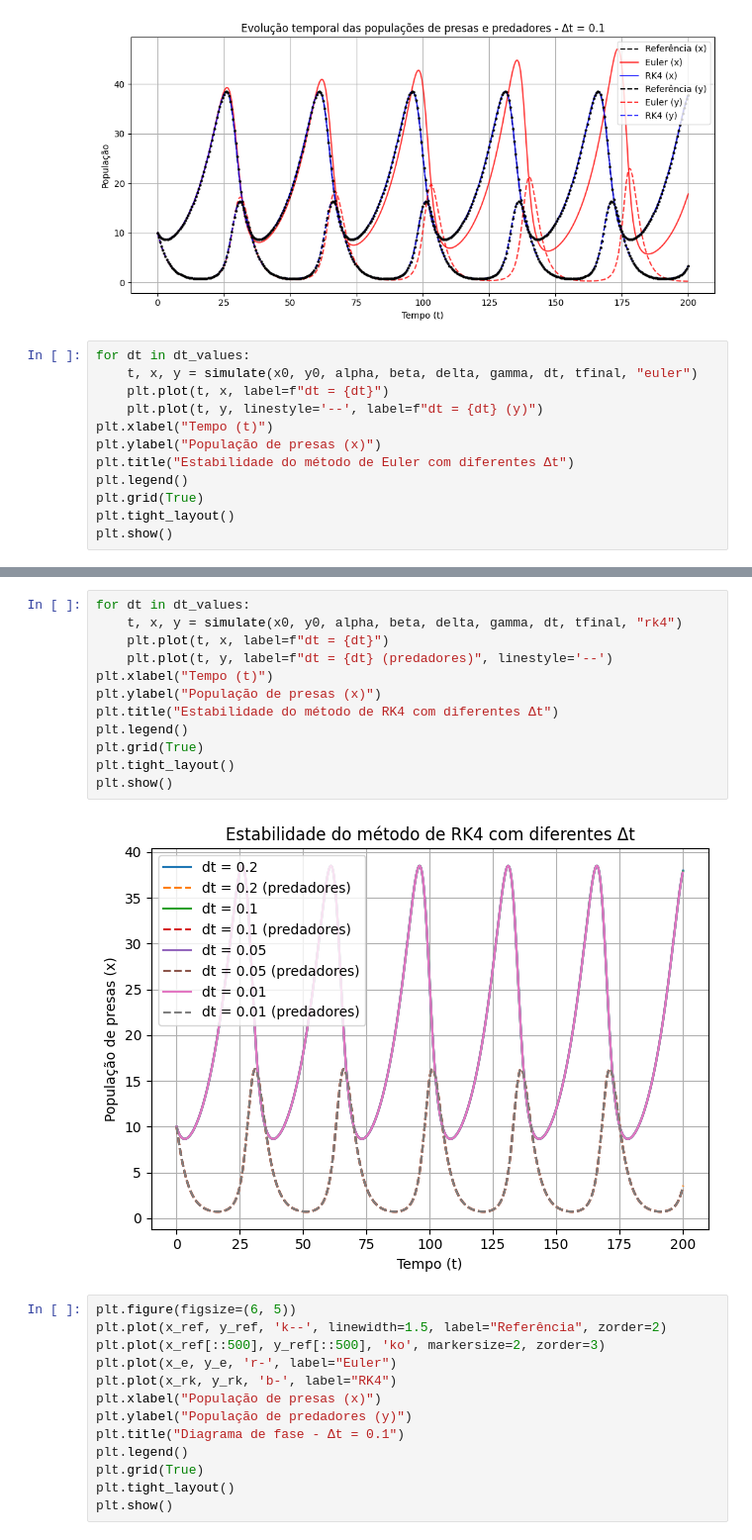
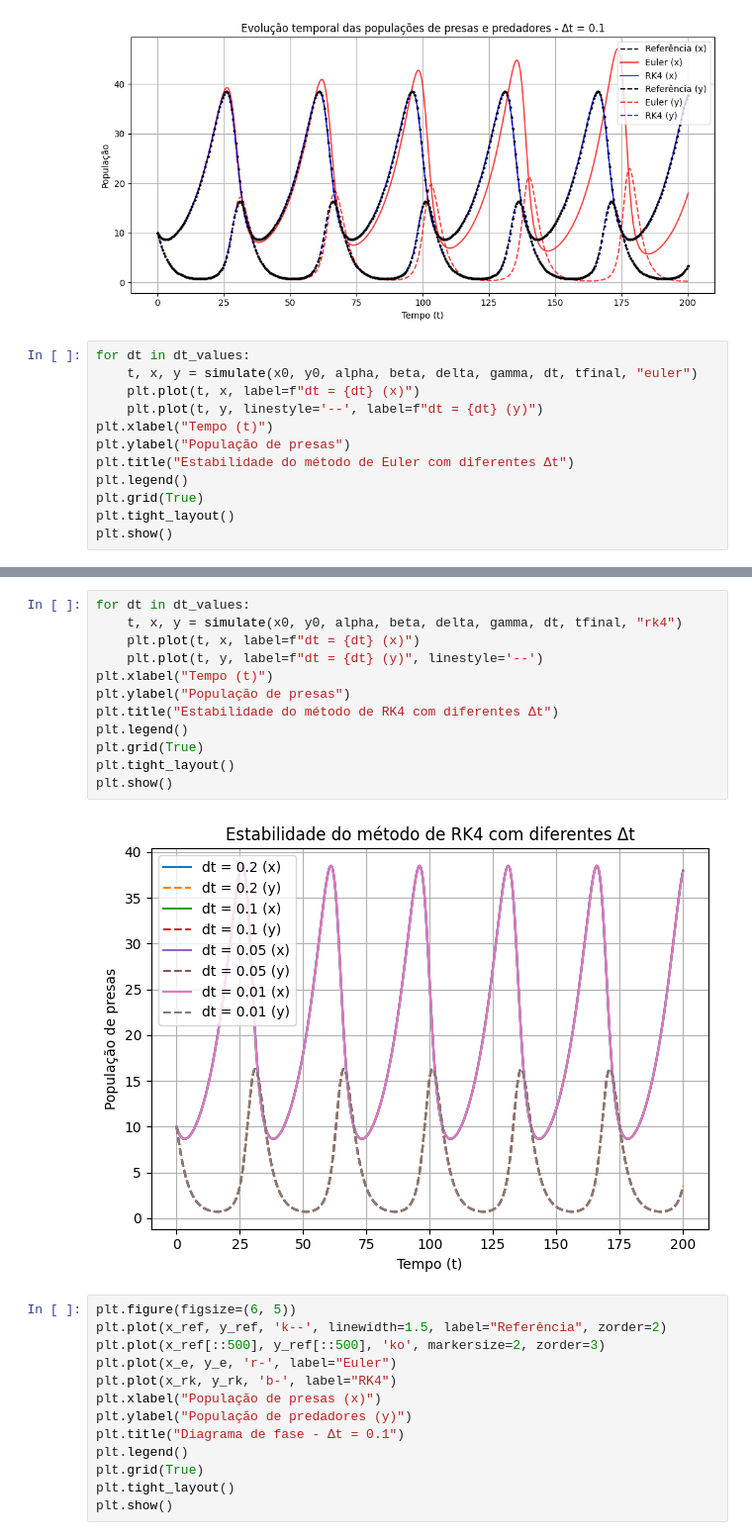
Before and after one commit to andreaoliveira9/Projeto-SO-1-Sim, a Jupyter notebook: recurso/src/ex2/analysis.ipynb, the cells around one changed output, grey strips where cells are left out. Shown at 99% size. Drawn from its saved outputs; the diff is of its cells as text.

```diff
--- a/recurso/src/ex2/analysis.ipynb
+++ b/recurso/src/ex2/analysis.ipynb
@@ -102,10 +102,10 @@ plt.show()
 # %%
 for dt in dt_values:
     t, x, y = simulate(x0, y0, alpha, beta, delta, gamma, dt, tfinal, "euler")
-    plt.plot(t, x, label=f"dt = {dt}")
+    plt.plot(t, x, label=f"dt = {dt} (x)")
     plt.plot(t, y, linestyle='--', label=f"dt = {dt} (y)")
 plt.xlabel("Tempo (t)")
-plt.ylabel("População de presas (x)")
+plt.ylabel("População de presas")
 plt.title("Estabilidade do método de Euler com diferentes Δt")
 plt.legend()
 plt.grid(True)
@@ -116,17 +116,17 @@ plt.show()
 # %%
 for dt in dt_values:
     t, x, y = simulate(x0, y0, alpha, beta, delta, gamma, dt, tfinal, "rk4")
-    plt.plot(t, x, label=f"dt = {dt}")
-    plt.plot(t, y, label=f"dt = {dt} (predadores)", linestyle='--')
+    plt.plot(t, x, label=f"dt = {dt} (x)")
+    plt.plot(t, y, label=f"dt = {dt} (y)", linestyle='--')
 plt.xlabel("Tempo (t)")
-plt.ylabel("População de presas (x)")
+plt.ylabel("População de presas")
 plt.title("Estabilidade do método de RK4 com diferentes Δt")
 plt.legend()
 plt.grid(True)
 plt.tight_layout()
 plt.show()
 # %% [output]
-[figure, old version]
+[figure, new version]
 # %%
 plt.figure(figsize=(6, 5))
 plt.plot(x_ref, y_ref, 'k--', linewidth=1.5, label="Referência", zorder=2)
```
Also changed, not shown: parts of 2 cells of this notebook.
